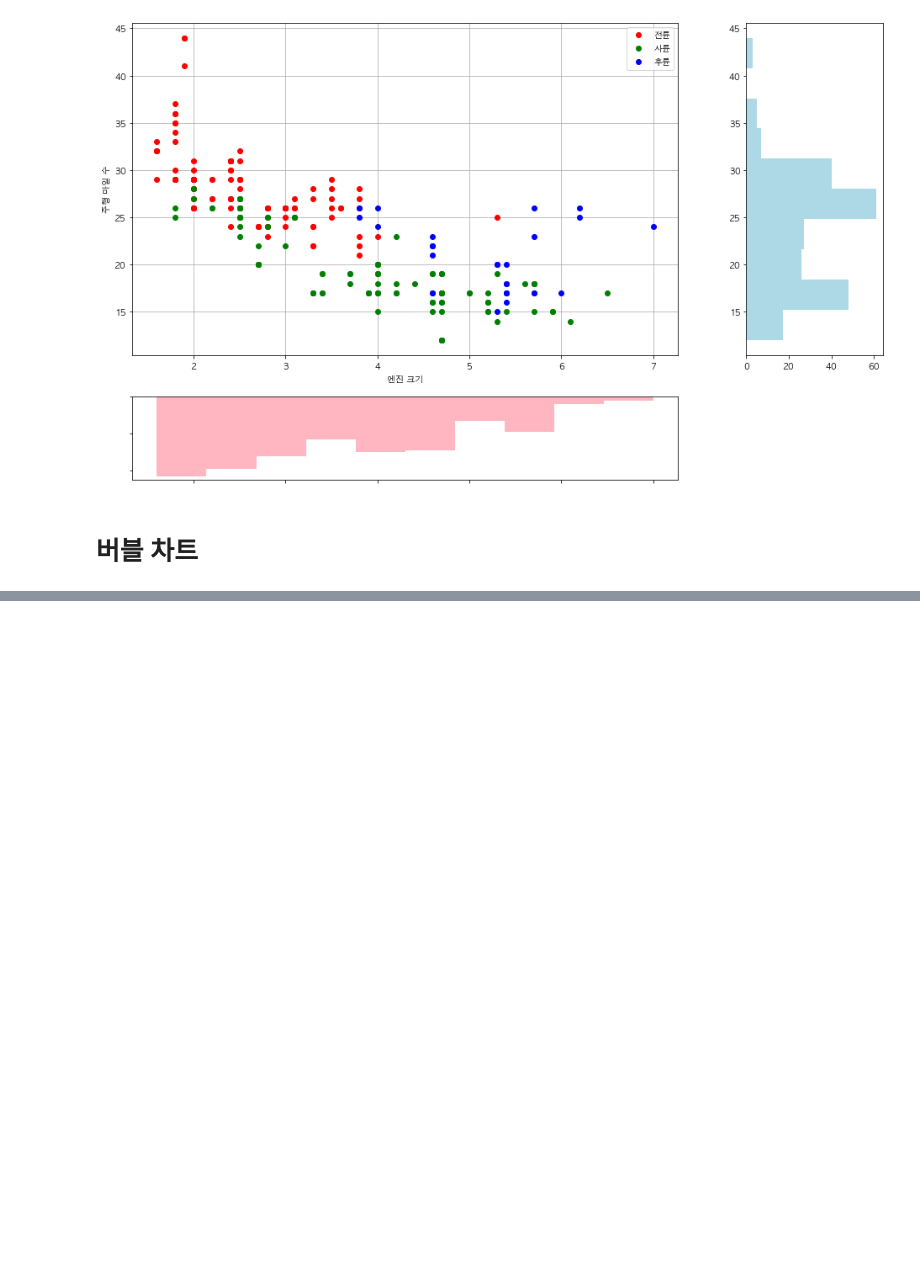
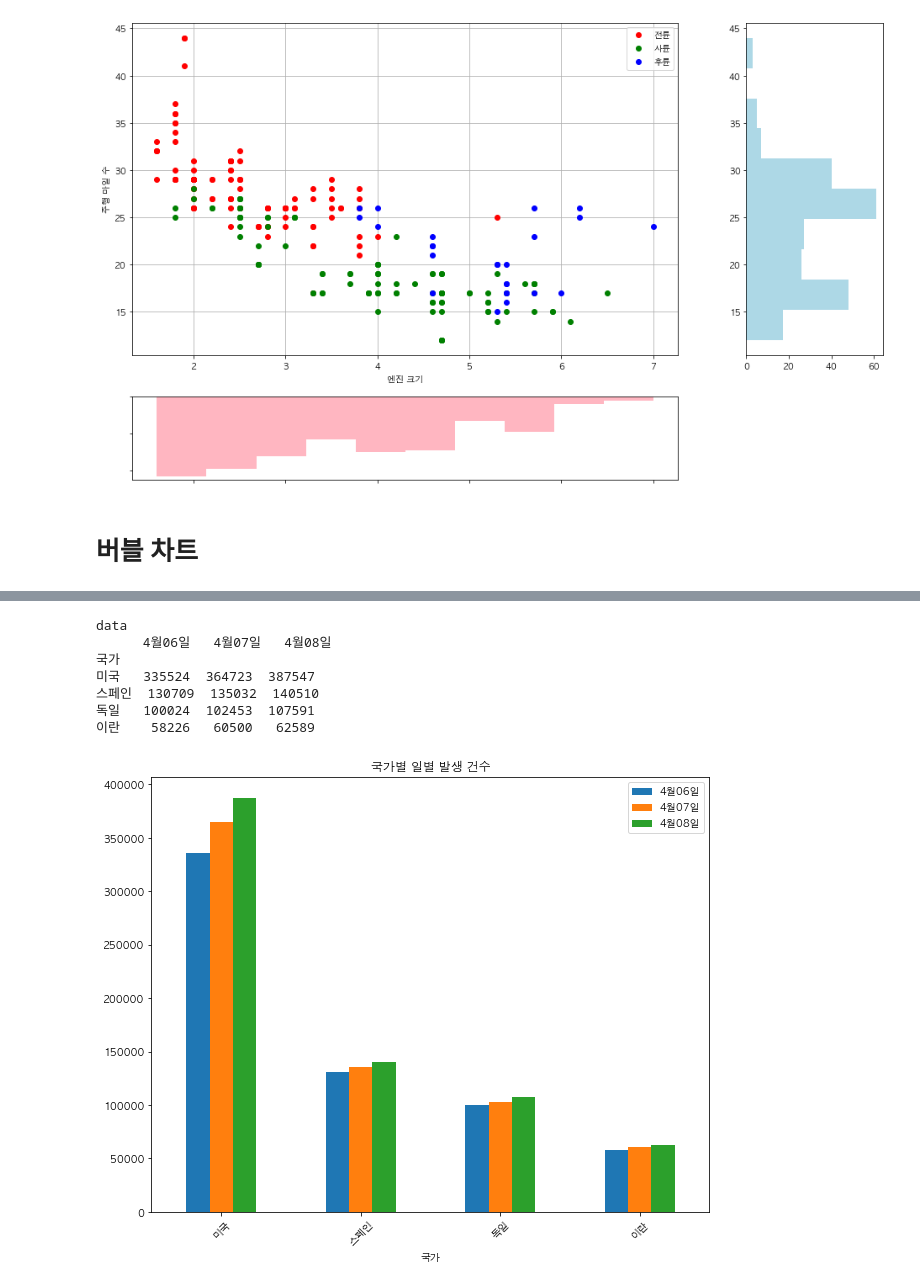
Before and after one commit to jhkim31/Data_Visualization, a Jupyter notebook: Chap3 pandas,matplotlib.ipynb, the cells around one changed output, grey strips where cells are left out. Saved outputs shown, nothing was run; the diff lists cells and outputs as text; code cells hidden in the pictures; blank space fills up the shorter version.

```diff
--- a/Chap3 pandas,matplotlib.ipynb
+++ b/Chap3 pandas,matplotlib.ipynb
@@ -439,0 +546,27 @@ diamonds
+# %%
+filesrc = './data/주요발생국가주간동향(4월2째주).csv'
+data = pd.read_csv(filesrc, index_col='국가')
+fig = plt.figure(figsize=(10,8))
+ax1 = fig.add_subplot()
+
+country = ['미국', '스페인', '독일', '이란']
+when = ['4월06일', '4월07일', '4월08일']
+data = data.loc[country, when]
+
+print("\033[31mdata\033[0m")
+print(data)
+print()
+
+data.plot(kind='bar', ax=ax1, rot=45)
+ax1.legend(when)
+ax1.set_title('국가별 일별 발생 건수')
+plt.show()
+# %% [output]
+data
+      4월06일   4월07일   4월08일
+국가
+미국   335524  364723  387547
+스페인  130709  135032  140510
+독일   100024  102453  107591
+이란    58226   60500   62589
+[figure, added]
```
Also changed, not shown: parts of 35 cells of this notebook, 53 other files.
